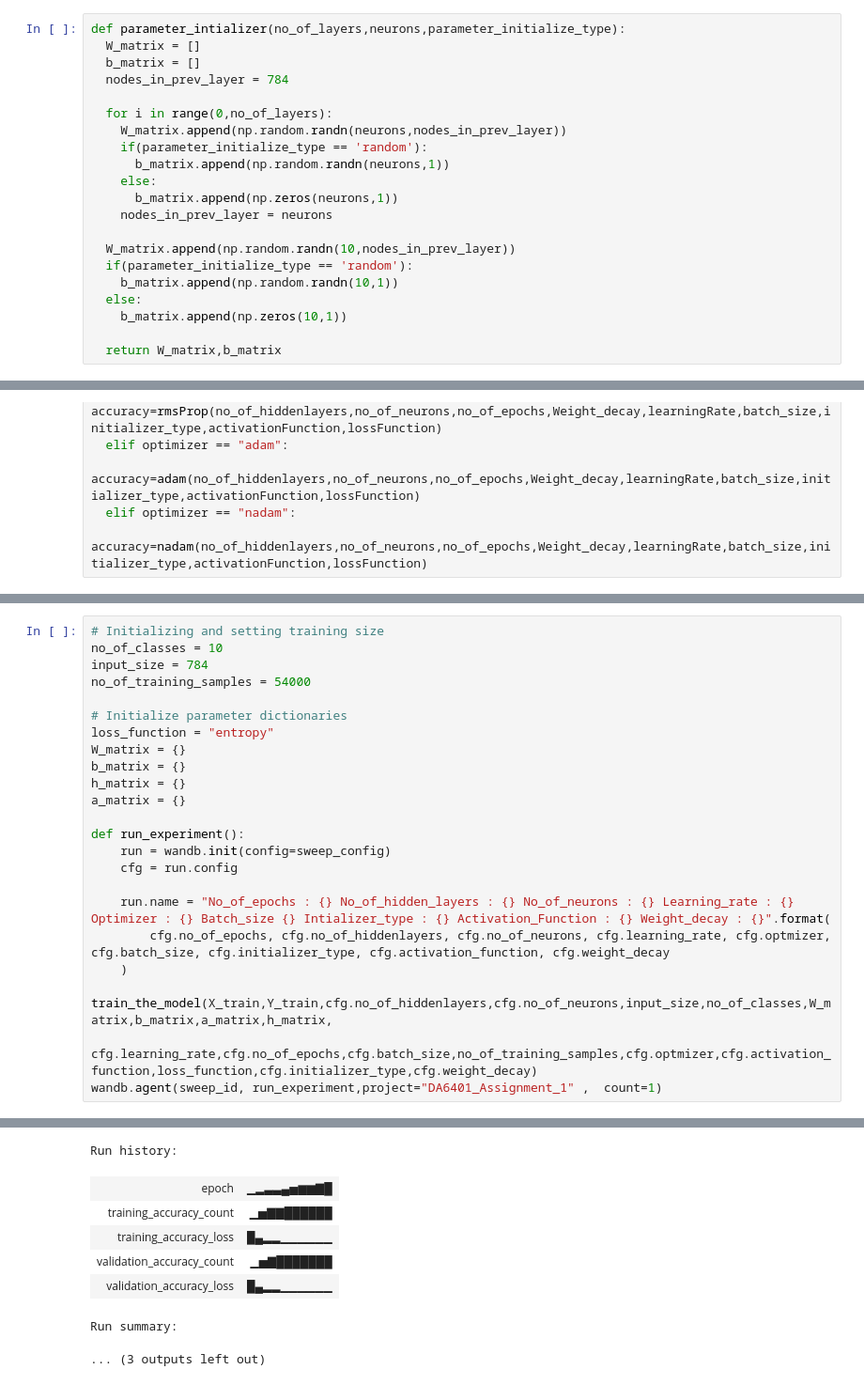
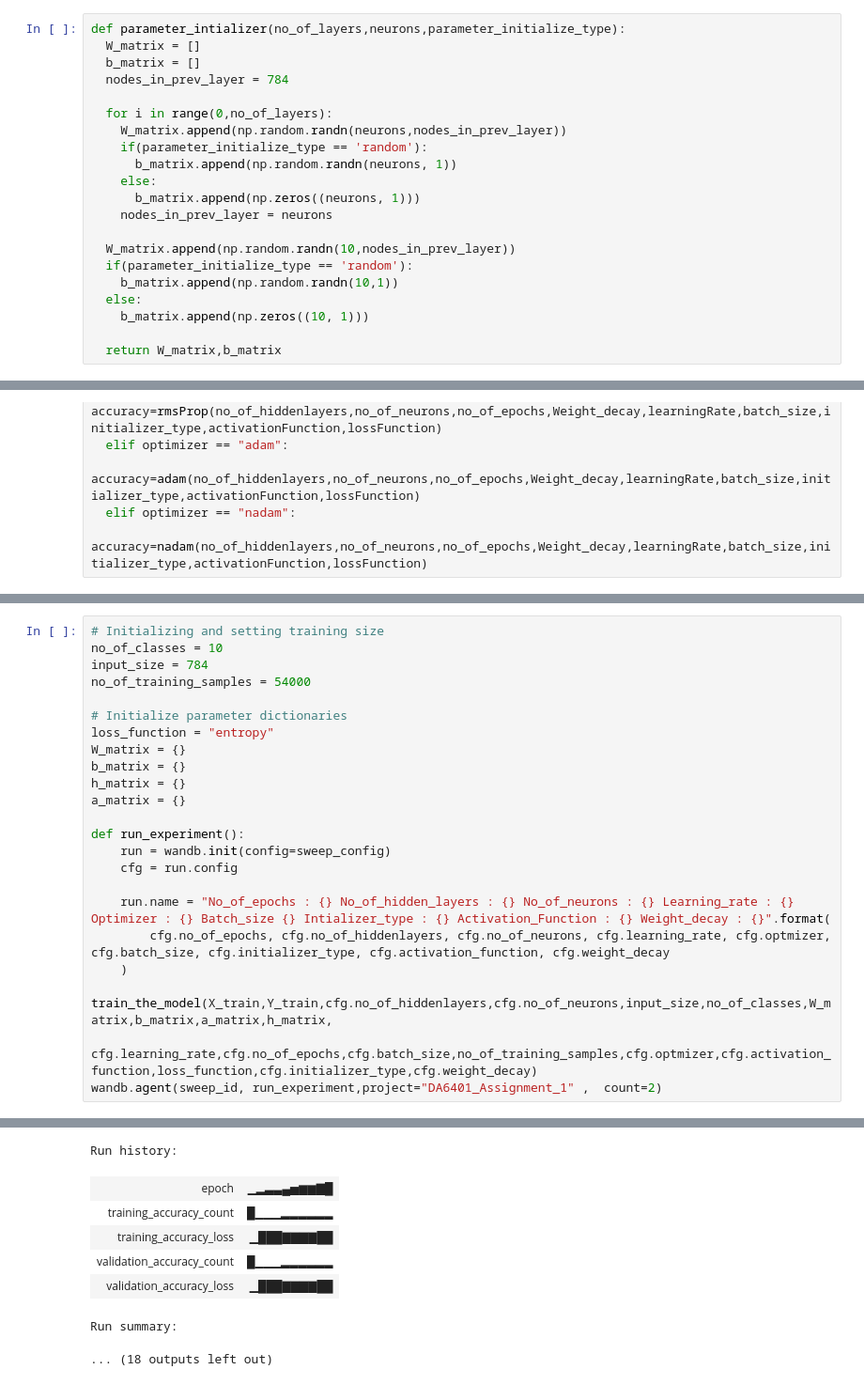
Before and after one commit to Dhanushsirigineedi/DL-Assignment-1, a Jupyter notebook: DL_Assignment_1_code.ipynb, the cells around one changed output, grey strips where cells are left out. Shown: that part at 94% size. Cells and saved outputs as stored; diff of their text form.

```diff
--- a/DL_Assignment_1_code.ipynb
+++ b/DL_Assignment_1_code.ipynb
@@ -138,16 +138,16 @@ def parameter_intializer(no_of_layers,neurons,parameter_initialize_type):
   for i in range(0,no_of_layers):
     W_matrix.append(np.random.randn(neurons,nodes_in_prev_layer))
     if(parameter_initialize_type == 'random'):
-      b_matrix.append(np.random.randn(neurons,1))
+      b_matrix.append(np.random.randn(neurons, 1))
     else:
-      b_matrix.append(np.zeros(neurons,1))
+      b_matrix.append(np.zeros((neurons, 1)))
     nodes_in_prev_layer = neurons
 
   W_matrix.append(np.random.randn(10,nodes_in_prev_layer))
   if(parameter_initialize_type == 'random'):
     b_matrix.append(np.random.randn(10,1))
   else:
-    b_matrix.append(np.zeros(10,1))
+    b_matrix.append(np.zeros((10, 1)))
 
   return W_matrix,b_matrix
 # %%
@@ -642,5 +649,5 @@ def run_experiment():
     )
     train_the_model(X_train,Y_train,cfg.no_of_hiddenlayers,cfg.no_of_neurons,input_size,no_of_classes,W_matrix,b_matrix,a_matrix,h_matrix,
                 cfg.learning_rate,cfg.no_of_epochs,cfg.batch_size,no_of_training_samples,cfg.optmizer,cfg.activation_function,loss_function,cfg.initializer_type,cfg.weight_decay)
-wandb.agent(sweep_id, run_experiment,project="DA6401_Assignment_1" ,  count=1)
+wandb.agent(sweep_id, run_experiment,project="DA6401_Assignment_1" ,  count=2)
 # %% [output]
@@ -684,9 +689,9 @@ validation_accuracy_count : 81.96666666666667 validation_accuracy : [0.54178926]
 [interactive output not drawn]
 Run history:
 | epoch | ▁▂▃▃▄▅▆▆▇█ |
-| training_accuracy_count | ▁▅▇▇██████ |
-| training_accuracy_loss | █▄▂▂▁▁▁▁▁▁ |
-| validation_accuracy_count | ▁▅▇███████ |
-| validation_accuracy_loss | █▄▂▂▁▁▁▁▁▁ |
+| training_accuracy_count | █▁▁▁▂▂▂▂▂▂ |
+| training_accuracy_loss | ▁███▇▇▇▇██ |
+| validation_accuracy_count | █▁▁▁▂▂▂▂▂▂ |
+| validation_accuracy_loss | ▁███▇▇▇▇██ |
 Run summary:
-... (3 outputs left out)
+... (18 outputs left out)
```
Also changed, not shown: parts of 8 cells of this notebook.
